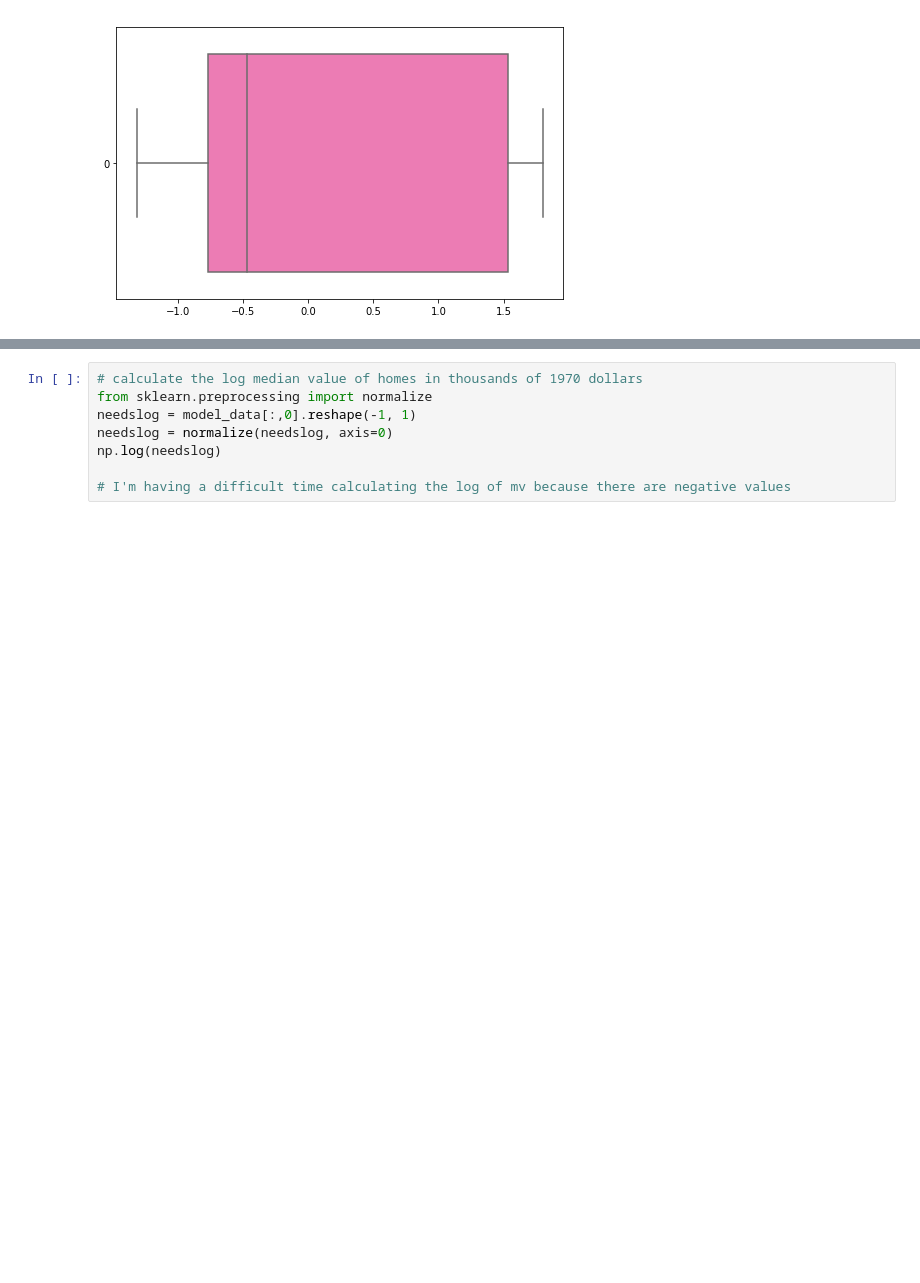
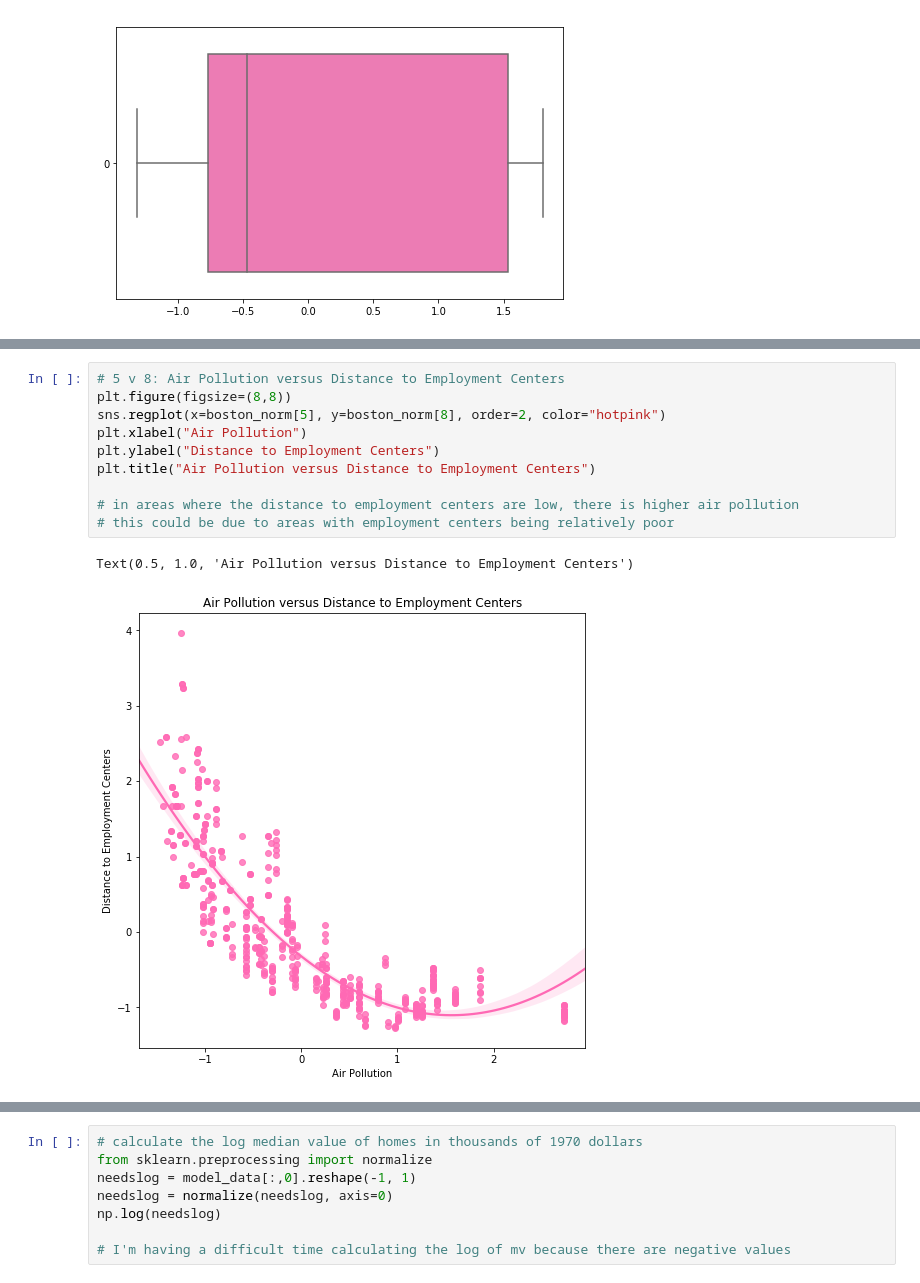
Before and after one commit to brandibeals/NW422-Week3-Housing, a Jupyter notebook: Beals Assignment 3.ipynb, the cells around one changed output, grey strips where cells are left out. Cells and saved outputs as stored; diff of their text form; blank space fills up the shorter version.

```diff
--- a/Beals Assignment 3.ipynb
+++ b/Beals Assignment 3.ipynb
@@ -282,0 +274,13 @@ prelim_model_data = np.array([boston.mv,\
+# %%
+# 5 v 8: Air Pollution versus Distance to Employment Centers
+plt.figure(figsize=(8,8))
+sns.regplot(x=boston_norm[5], y=boston_norm[8], order=2, color="hotpink")
+plt.xlabel("Air Pollution")
+plt.ylabel("Distance to Employment Centers")
+plt.title("Air Pollution versus Distance to Employment Centers")
+
+# in areas where the distance to employment centers are low, there is higher air pollution
+# this could be due to areas with employment centers being relatively poor
+# %% [output]
+Text(0.5, 1.0, 'Air Pollution versus Distance to Employment Centers')
+[figure, added]
```
Also changed, not shown: parts of 25 cells of this notebook.
